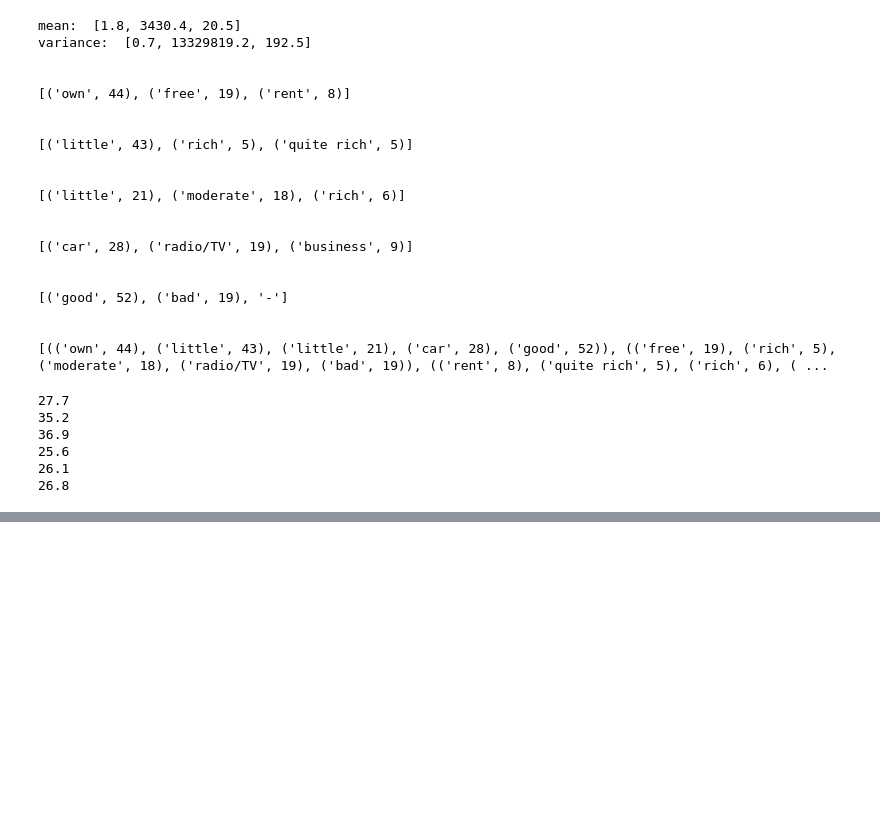
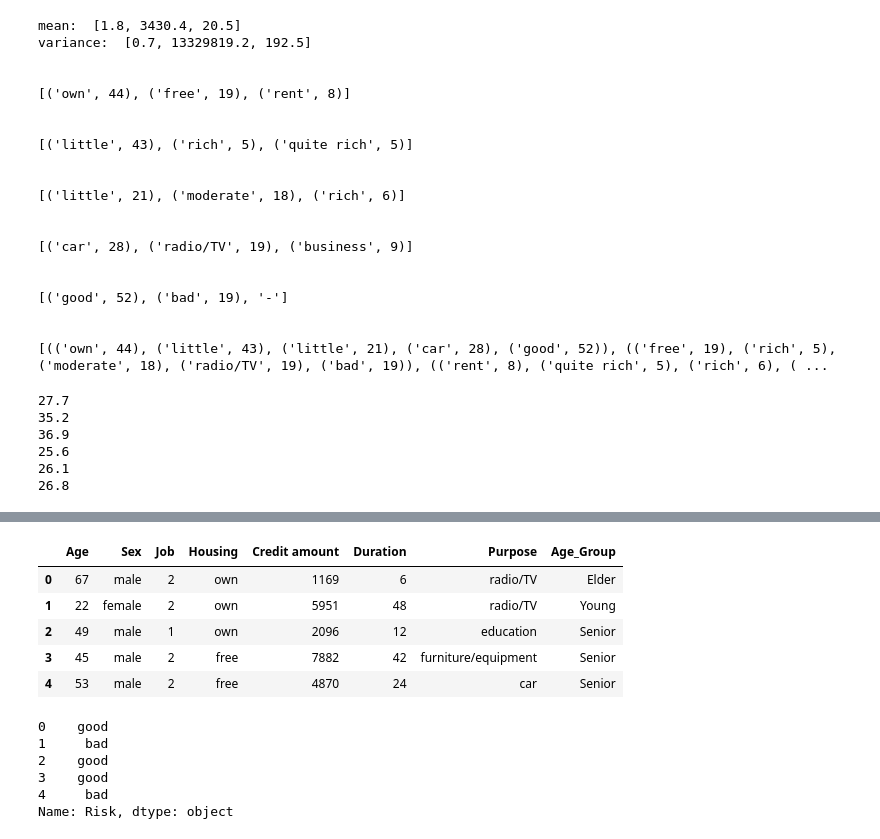
Before and after one commit to mattchap2/bias-in-ai, a Jupyter notebook: code-implementation.ipynb, the cells around one changed output, grey strips where cells are left out. Cells and saved outputs as stored; diff of their text form; code cells hidden in the pictures; blank space fills up the shorter version.

```diff
--- a/code-implementation.ipynb
+++ b/code-implementation.ipynb
@@ -291,0 +308,2 @@ for group in [df_male, df_female, df_Young, df_YoungAdults, df_Senior, df_Elder]
+# %%
+df.drop(['Checking account', 'Saving accounts'], axis=1, inplace=True)
@@ -291,0 +323,22 @@ for group in [df_male, df_female, df_Young, df_YoungAdults, df_Senior, df_Elder]
+# %%
+# Create set of only independant variables by dropping Risk
+X = df.drop(['Risk'], axis=1)
+X.head()
+# %% [output]
+|  | Age | Sex | Job | Housing | Credit amount | Duration | Purpose | Age_Group |
+| 0 | 67 | male | 2 | own | 1169 | 6 | radio/TV | Elder |
+| 1 | 22 | female | 2 | own | 5951 | 48 | radio/TV | Young |
+| 2 | 49 | male | 1 | own | 2096 | 12 | education | Senior |
+| 3 | 45 | male | 2 | free | 7882 | 42 | furniture/equipment | Senior |
+| 4 | 53 | male | 2 | free | 4870 | 24 | car | Senior |
+# %%
+# Create a series of outcome variable only
+y = df['Risk']
+y.head()
+# %% [output]
+0    good
+1     bad
+2    good
+3    good
+4     bad
+Name: Risk, dtype: object
```
Also changed, not shown: parts of 14 cells of this notebook.
